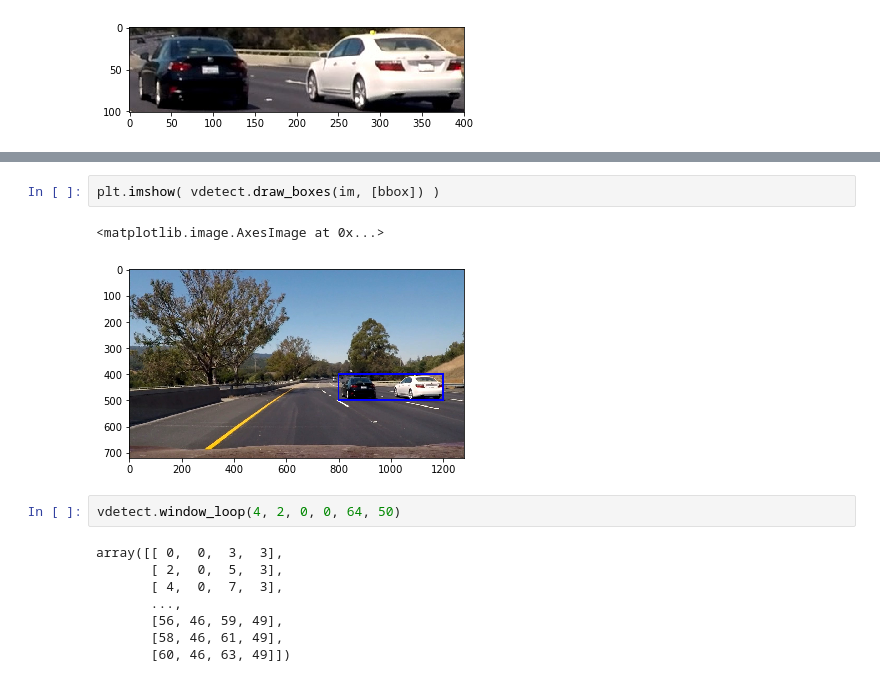
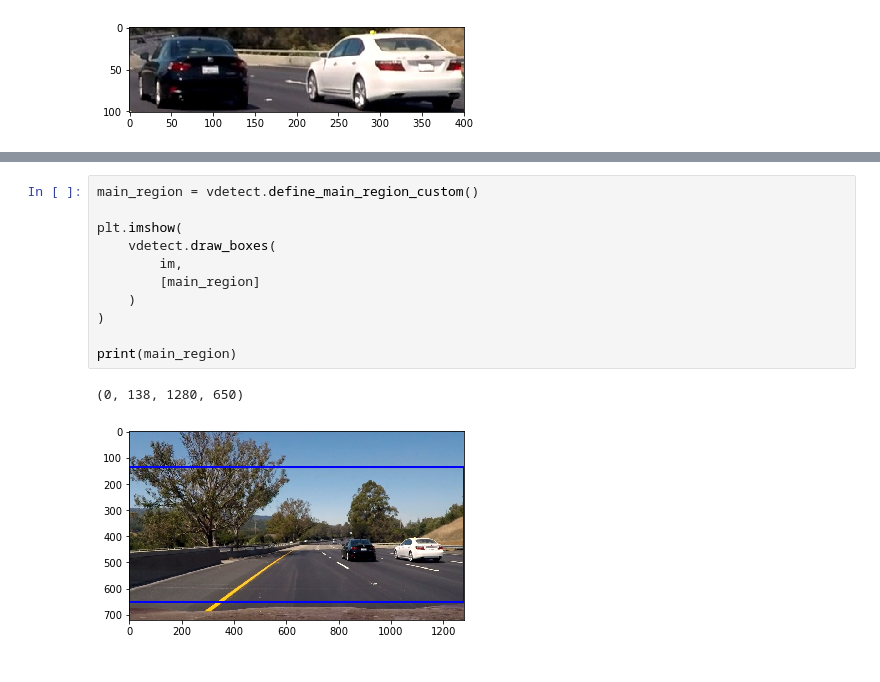
Before and after one commit to semeniuta/CarND-Vehicle-Detection, a Jupyter notebook: 1_FirstNB.ipynb, the cells around one changed output, grey strips where cells are left out. Cells and saved outputs as stored; diff of their text form.

Commit message:
Definition of the custom main ROI

```diff
--- a/1_FirstNB.ipynb
+++ b/1_FirstNB.ipynb
@@ -29,15 +39,14 @@ plt.imshow( vdetect.window_region(im, bbox) )
 # %%
-plt.imshow( vdetect.draw_boxes(im, [bbox]) )
+main_region = vdetect.define_main_region_custom()
+
+plt.imshow(
+    vdetect.draw_boxes(
+        im,
+        [main_region]
+    )
+)
+
+print(main_region)
 # %% [output]
-<matplotlib.image.AxesImage at 0x...>
+(0, 138, 1280, 650)
-[figure, old version]
+[figure, new version]
-# %%
-vdetect.window_loop(4, 2, 0, 0, 64, 50)
-# %% [output]
-array([[ 0,  0,  3,  3],
-       [ 2,  0,  5,  3],
-       [ 4,  0,  7,  3],
-       ...,
-       [56, 46, 59, 49],
-       [58, 46, 61, 49],
-       [60, 46, 63, 49]])
```
Also changed, not shown: parts of 2 cells of this notebook, 1 other file.
